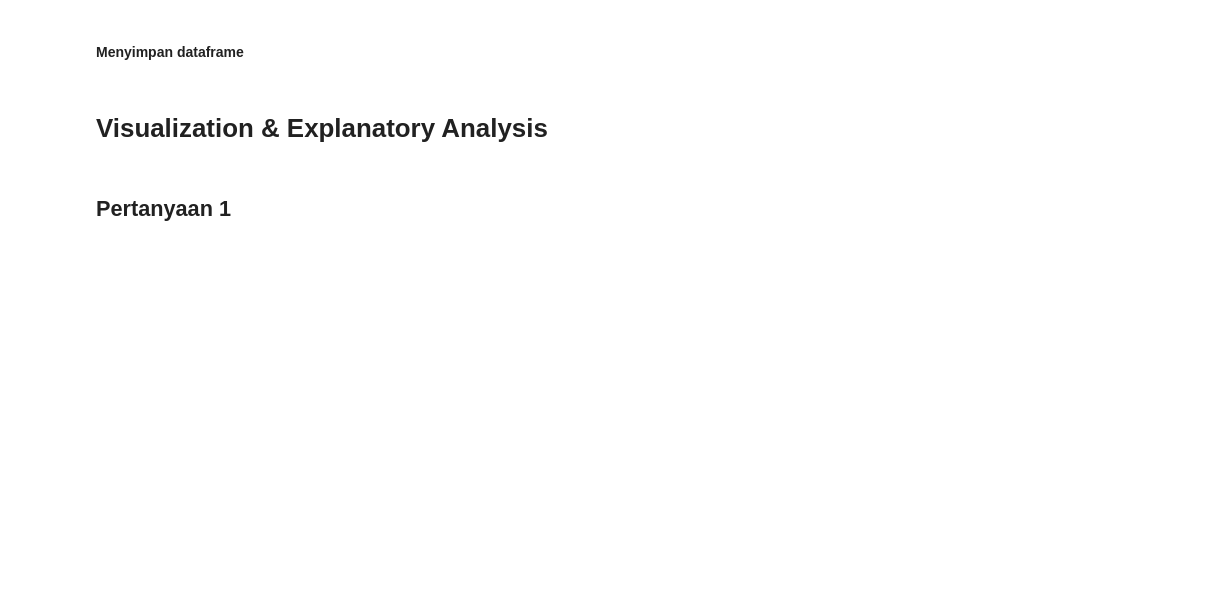
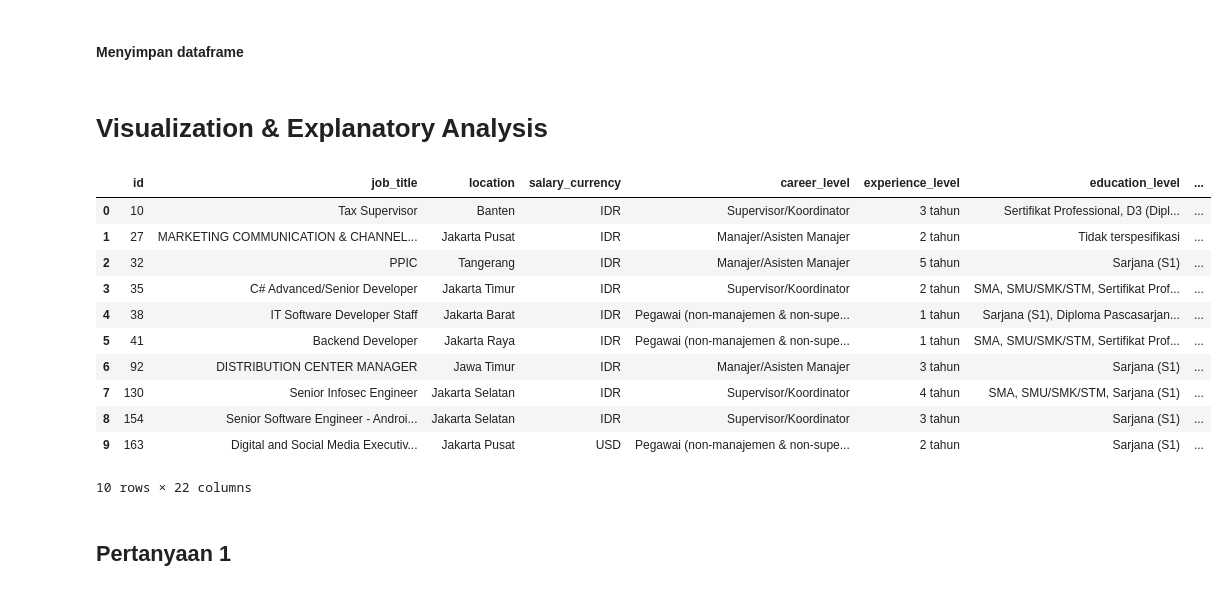
Before and after one commit to muhanangmahrub/Career-Path-Navigator, a Jupyter notebook: EDA/EDA & Visualization.ipynb, the cells around one changed output. Cells and saved outputs as stored; diff of their text form; code cells hidden in the pictures; blank space fills up the shorter version.

```diff
--- a/EDA/EDA & Visualization.ipynb
+++ b/EDA/EDA & Visualization.ipynb
@@ -430,8 +430,21 @@ df_clean.to_csv(
 # %% [markdown]
 # Visualization & Explanatory Analysis
 # %%
-final_df = pd.read_csv("export/final_data.csv")
+final_df = pd.read_csv("data5000.csv")
 final_df.head(10)
+# %% [output]
+|  | id | job_title | location | salary_currency | career_level | experience_level | education_level | ... |
+| 0 | 10 | Tax Supervisor | Banten | IDR | Supervisor/Koordinator | 3 tahun | Sertifikat Professional, D3 (Dipl... | ... |
+| 1 | 27 | MARKETING COMMUNICATION & CHANNEL... | Jakarta Pusat | IDR | Manajer/Asisten Manajer | 2 tahun | Tidak terspesifikasi | ... |
+| 2 | 32 | PPIC | Tangerang | IDR | Manajer/Asisten Manajer | 5 tahun | Sarjana (S1) | ... |
+| 3 | 35 | C# Advanced/Senior Developer | Jakarta Timur | IDR | Supervisor/Koordinator | 2 tahun | SMA, SMU/SMK/STM, Sertifikat Prof... | ... |
+| 4 | 38 | IT Software Developer Staff | Jakarta Barat | IDR | Pegawai (non-manajemen & non-supe... | 1 tahun | Sarjana (S1), Diploma Pascasarjan... | ... |
+| 5 | 41 | Backend Developer | Jakarta Raya | IDR | Pegawai (non-manajemen & non-supe... | 1 tahun | SMA, SMU/SMK/STM, Sertifikat Prof... | ... |
+| 6 | 92 | DISTRIBUTION CENTER MANAGER | Jawa Timur | IDR | Manajer/Asisten Manajer | 3 tahun | Sarjana (S1) | ... |
+| 7 | 130 | Senior Infosec Engineer | Jakarta Selatan | IDR | Supervisor/Koordinator | 4 tahun | SMA, SMU/SMK/STM, Sarjana (S1) | ... |
+| 8 | 154 | Senior Software Engineer - Androi... | Jakarta Selatan | IDR | Supervisor/Koordinator | 3 tahun | Sarjana (S1) | ... |
+| 9 | 163 | Digital and Social Media Executiv... | Jakarta Pusat | USD | Pegawai (non-manajemen & non-supe... | 2 tahun | Sarjana (S1) | ... |
+10 rows × 22 columns
 # %% [markdown]
 ## Pertanyaan 1
 # %% [markdown]
```
Also changed, not shown: parts of 14 cells of this notebook, 2 other files.
